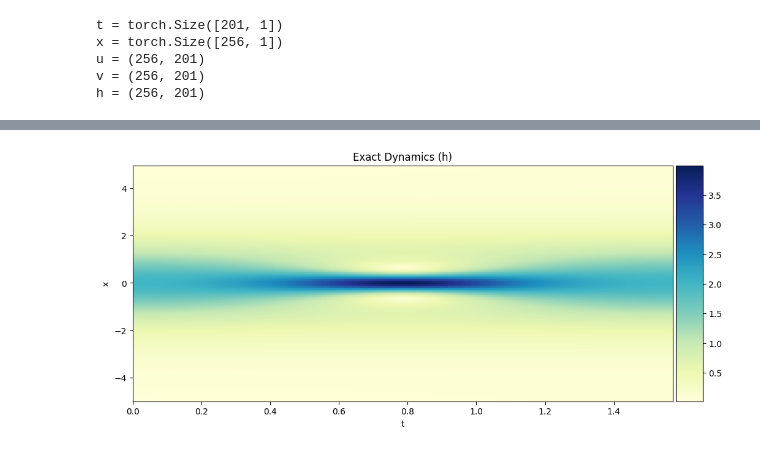
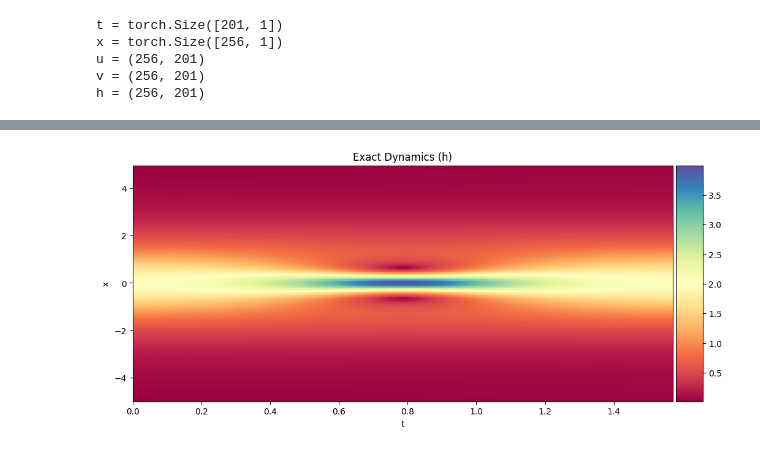
Before and after one commit to Jad-yehya/Advanced-deep, a Jupyter notebook: pinns/schrodinger.ipynb, the cells around one changed output, grey strips where cells are left out. Saved outputs shown, nothing was run; the diff lists cells and outputs as text; code cells hidden in the pictures.

```diff
--- a/pinns/schrodinger.ipynb
+++ b/pinns/schrodinger.ipynb
@@ -159,20 +159,20 @@ xt_f = torch.Size([1000, 2])
 # %%
 fig = plt.figure(figsize=(12, 5))
 ax = fig.add_subplot(111)
 h = ax.imshow(
     Exact_h,
     interpolation="nearest",
-    cmap="YlGnBu",
+    cmap="Spectral",
     extent=[t.min(), t.max(), x.min(), x.max()],
     origin="lower",
     aspect="auto",
 )
 divider = make_axes_locatable(ax)
 cax = divider.append_axes("right", size="5%", pad=0.05)
 fig.colorbar(h, cax=cax, orientation="vertical")
 ax.set_xlabel("t")
 ax.set_ylabel("x")
 ax.set_title("Exact Dynamics (h)")
 plt.show()
 # %% [output]
-[figure, old version]
+[figure, new version]
```
Also changed, not shown: parts of 14 cells of this notebook, 5 other files.
